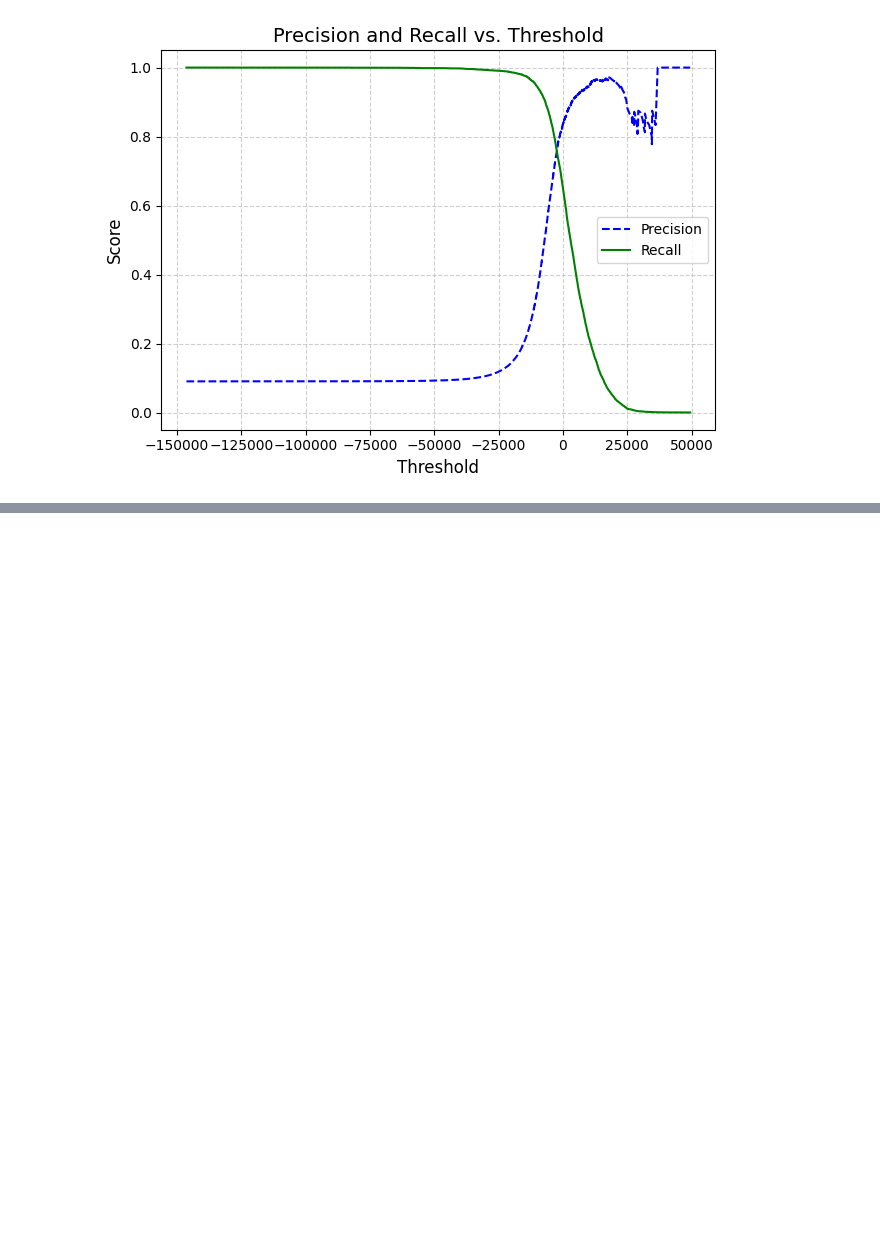
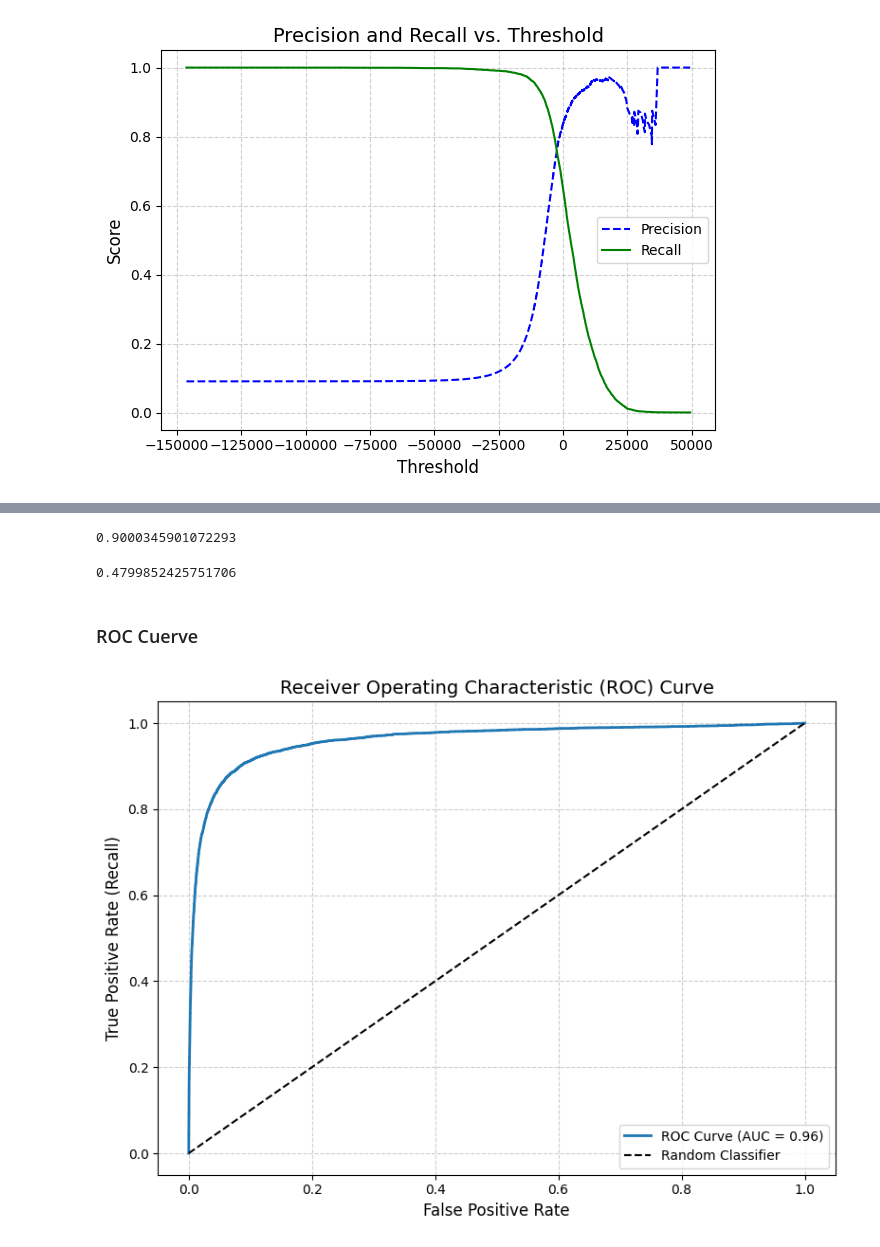
Before and after one commit to JoshOmondi/classification_mnist, a Jupyter notebook: notebooks/mnist_classification.ipynb, the cells around one changed output, grey strips where cells are left out. Drawn from its saved outputs; the diff is of its cells as text; code cells hidden in the pictures; blank space fills up the shorter version.

```diff
--- a/notebooks/mnist_classification.ipynb
+++ b/notebooks/mnist_classification.ipynb
@@ -213,0 +221,37 @@ plt.show()
+# %%
+#Let’s check these predictions’ precision and recall:
+precision_score(y_train_5, y_train_pred_90)
+# %% [output]
+0.9000345901072293
+# %%
+recall_score(y_train_5, y_train_pred_90)
+# %% [output]
+0.4799852425751706
+# %% [markdown]
+### ROC Cuerve
+# %%
+# plotting ROC curve, ROC curve plots sensitivity (recall) versus 1 – specificity.
+from sklearn.metrics import roc_curve, roc_auc_score
+
+fpr, tpr, threshold= roc_curve(y_train_5, y_score)
+
+roc_auc = roc_auc_score(y_train_5, y_score)
+# %%
+def plot_roc_curve(fpr, tpr, label=None):
+    plt.figure(figsize=(8, 6))
+    plt.plot(fpr, tpr, linewidth=2, label=label or f"ROC Curve (AUC = {roc_auc:.2f})")
+    plt.plot([0, 1], [0, 1], 'k--', label='Random Classifier')  # Diagonal line
+
+    # Axis labels, title, legend, and grid
+    plt.xlabel('False Positive Rate', fontsize=12)
+    plt.ylabel('True Positive Rate (Recall)', fontsize=12)
+    plt.title('Receiver Operating Characteristic (ROC) Curve', fontsize=14)
+    plt.legend(loc="lower right")
+    plt.grid(True, linestyle='--', alpha=0.6)
+    plt.tight_layout()
+    plt.show()
+
+# Plot the ROC curve
+plot_roc_curve(fpr, tpr)
+# %% [output]
+[figure, added]
```
Also changed, not shown: parts of 4 cells of this notebook.
